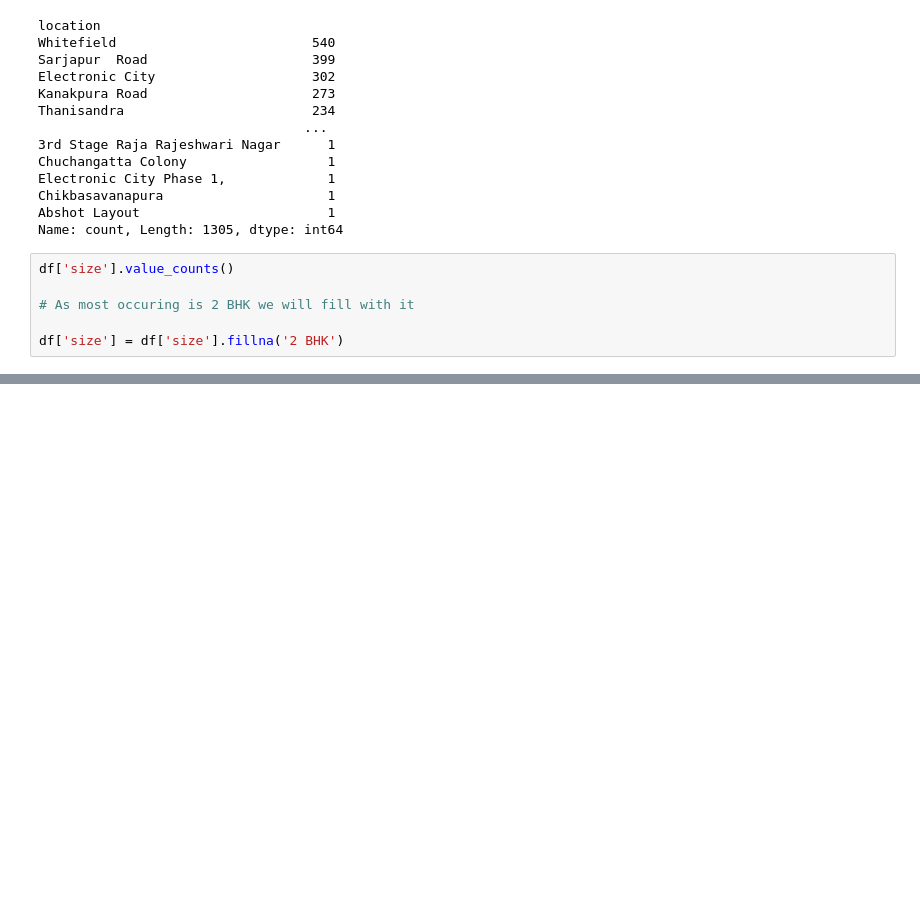
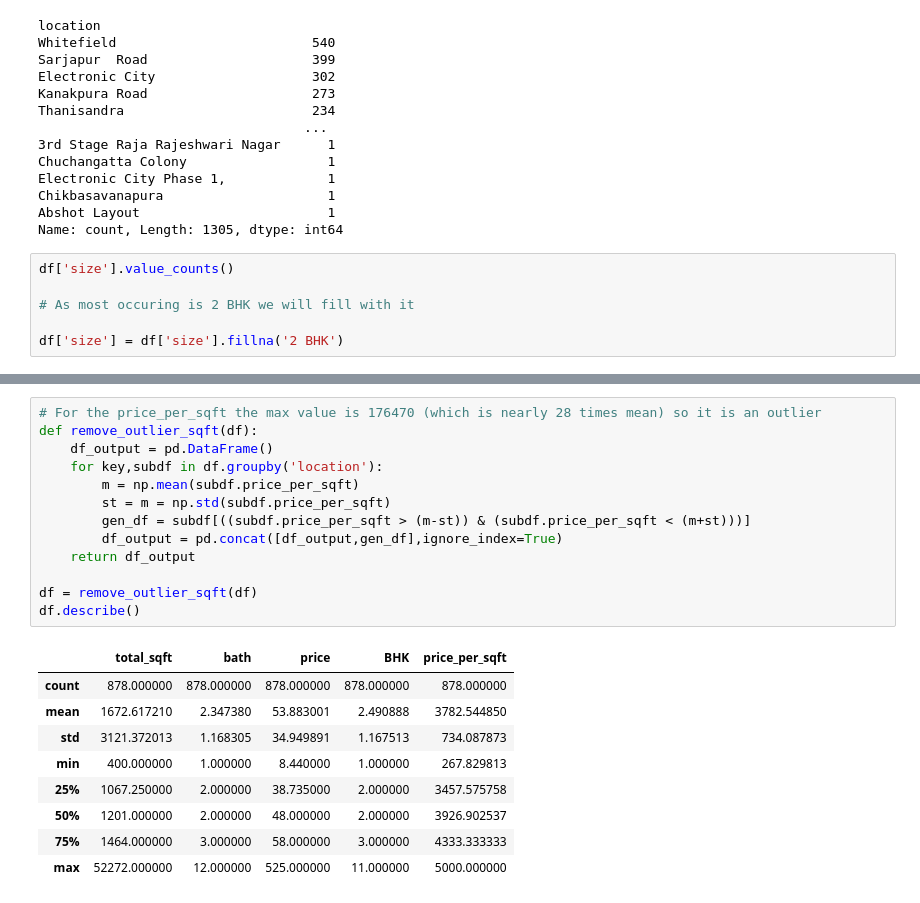
Before and after one commit to Lohi712/House_Price_Predicter, a Jupyter notebook: main.ipynb, the cells around one changed output, grey strips where cells are left out. Cells and saved outputs as stored; diff of their text form; blank space fills up the shorter version.

```diff
--- a/main.ipynb
+++ b/main.ipynb
@@ -144,0 +281,23 @@ df['size'] = df['size'].fillna('2 BHK')
+# %%
+# For the price_per_sqft the max value is 176470 (which is nearly 28 times mean) so it is an outlier
+def remove_outlier_sqft(df):
+    df_output = pd.DataFrame()
+    for key,subdf in df.groupby('location'):
+        m = np.mean(subdf.price_per_sqft)
+        st = m = np.std(subdf.price_per_sqft)
+        gen_df = subdf[((subdf.price_per_sqft > (m-st)) & (subdf.price_per_sqft < (m+st)))]
+        df_output = pd.concat([df_output,gen_df],ignore_index=True)
+    return df_output
+
+df = remove_outlier_sqft(df)
+df.describe()
+# %% [output]
+|  | total_sqft | bath | price | BHK | price_per_sqft |
+| count | 878.000000 | 878.000000 | 878.000000 | 878.000000 | 878.000000 |
+| mean | 1672.617210 | 2.347380 | 53.883001 | 2.490888 | 3782.544850 |
+| std | 3121.372013 | 1.168305 | 34.949891 | 1.167513 | 734.087873 |
+| min | 400.000000 | 1.000000 | 8.440000 | 1.000000 | 267.829813 |
+| 25% | 1067.250000 | 2.000000 | 38.735000 | 2.000000 | 3457.575758 |
+| 50% | 1201.000000 | 2.000000 | 48.000000 | 2.000000 | 3926.902537 |
+| 75% | 1464.000000 | 3.000000 | 58.000000 | 3.000000 | 4333.333333 |
+| max | 52272.000000 | 12.000000 | 525.000000 | 11.000000 | 5000.000000 |
```
Also changed, not shown: parts of 13 cells of this notebook.
